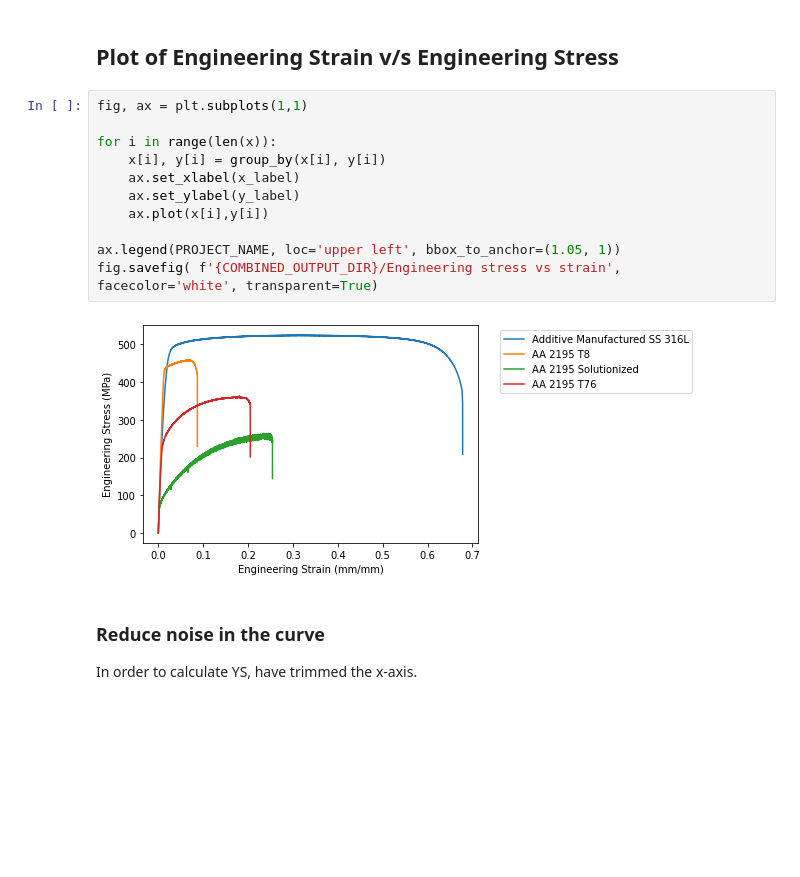
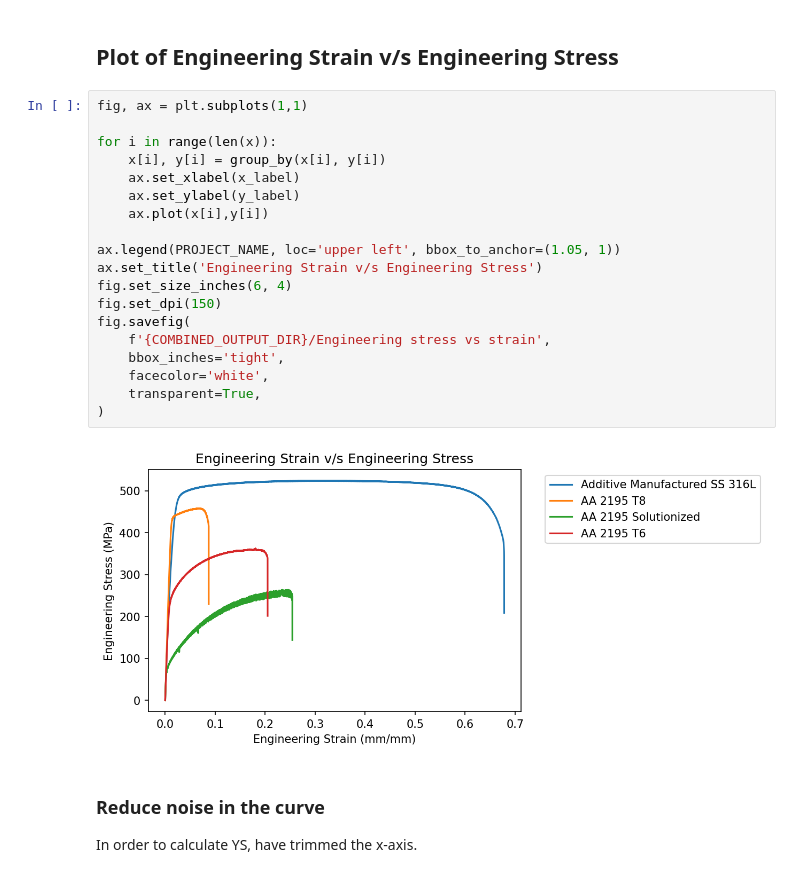
Before and after one commit to algomaster99/meta-btp, a Jupyter notebook: engineering_strain_stress.ipynb, the cells around one changed output. Saved outputs shown, nothing was run; the diff lists cells and outputs as text; blank space fills up the shorter version.

Commit message:
Sync engineering_strain_stress with report
Fixes #1

Signed-off-by: Aman Sharma <mannu.poski10@gmail.com>

```diff
--- a/engineering_strain_stress.ipynb
+++ b/engineering_strain_stress.ipynb
@@ -63,16 +62,24 @@ An output file already exists for AA 2195 T76. Do you want to re-initalise? (Y/n
 # %%
 fig, ax = plt.subplots(1,1)
 
 for i in range(len(x)):
     x[i], y[i] = group_by(x[i], y[i])
     ax.set_xlabel(x_label)
     ax.set_ylabel(y_label)
     ax.plot(x[i],y[i])
 
 ax.legend(PROJECT_NAME, loc='upper left', bbox_to_anchor=(1.05, 1))
-fig.savefig( f'{COMBINED_OUTPUT_DIR}/Engineering stress vs strain', facecolor='white', transparent=True)
+ax.set_title('Engineering Strain v/s Engineering Stress')
+fig.set_size_inches(6, 4)
+fig.set_dpi(150)
+fig.savefig(
+    f'{COMBINED_OUTPUT_DIR}/Engineering stress vs strain',
+    bbox_inches='tight',
+    facecolor='white',
+    transparent=True,
+)
 # %% [output]
-[figure, old version]
+[figure, new version]
 # %% [markdown]
 ### Reduce noise in the curve
 
```
Also changed, not shown: parts of 7 cells of this notebook.
